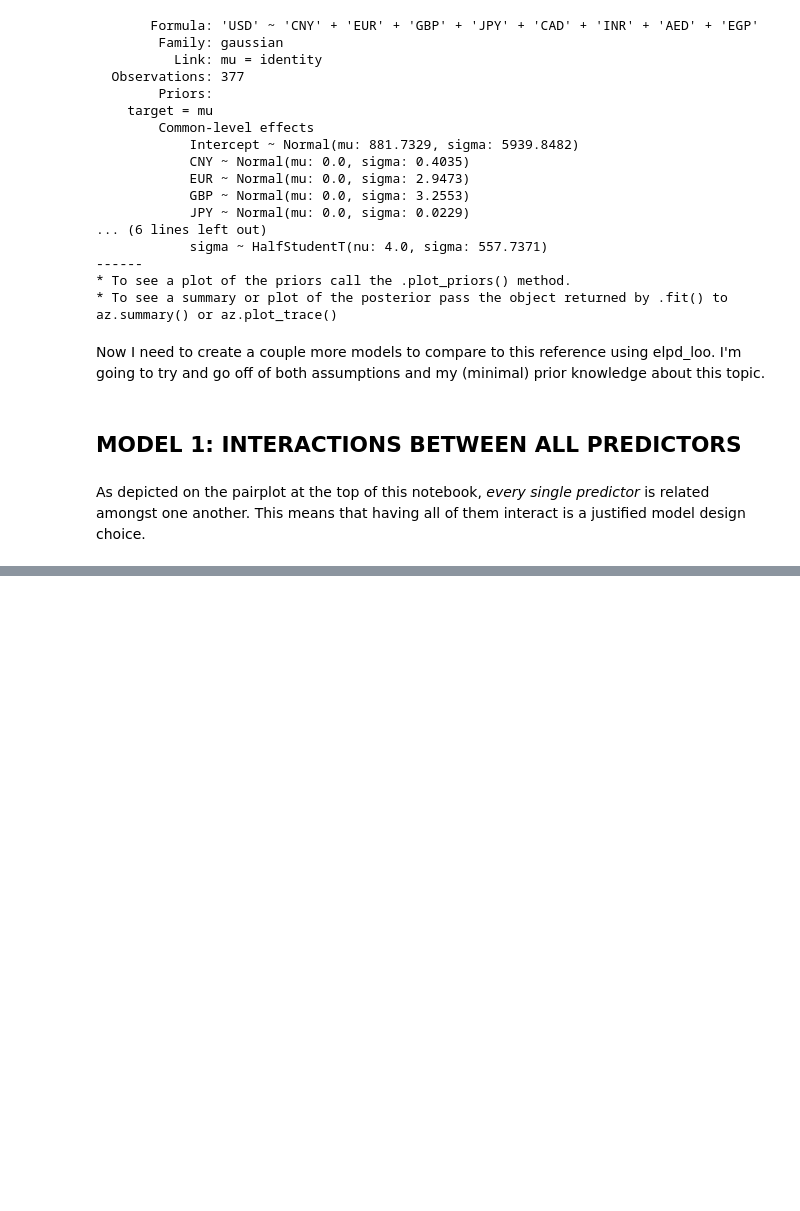
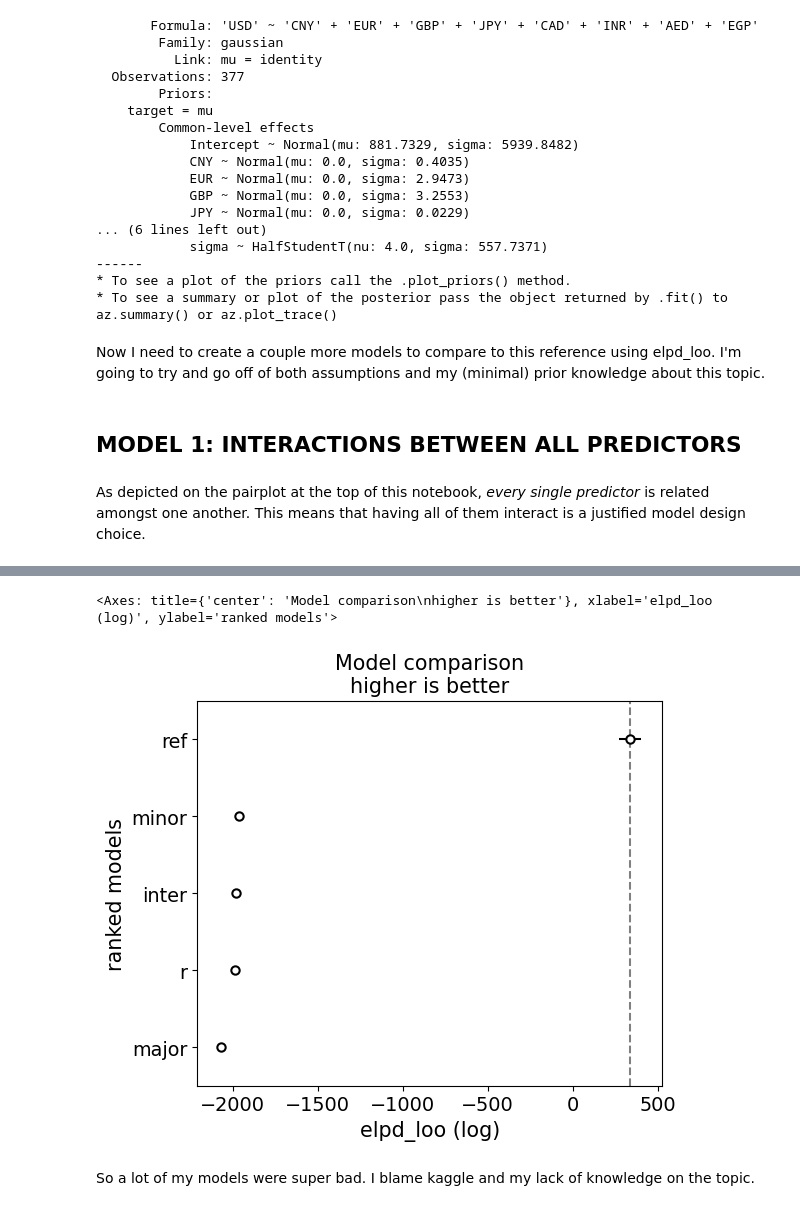
Before and after one commit to sambee5/data-science-coursework, a Jupyter notebook: Unit6/SamaBhatU6proj.ipynb, the cells around one changed output, grey strips where cells are left out. Saved outputs shown, nothing was run; the diff lists cells and outputs as text; code cells hidden in the pictures; blank space fills up the shorter version.

```diff
--- a/Unit6/SamaBhatU6proj.ipynb
+++ b/Unit6/SamaBhatU6proj.ipynb
@@ -130,0 +168,4 @@ az.plot_compare(q)
+# %%
+model4 = bmb.Model("'USD' ~ 'CNY' + 'EUR' + 'GBP' + 'CAD' + 'INR' + 'CNY':'JPY' + 'GBP':'INR'" , df_plot, family="gaussian")
+# %%
+idata_model4 = model4.fit(idata_kwargs={"log_likelihood":True})
@@ -130,0 +176,8 @@ az.plot_compare(q)
+# %%
+q = az.compare({"ref": idata_gold_refernece, "inter": idata_model1, "major": idata_model2, "minor": idata_model3, "r": idata_model4})
+az.plot_compare(q)
+# %% [output]
+<Axes: title={'center': 'Model comparison\nhigher is better'}, xlabel='elpd_loo (log)', ylabel='ranked models'>
+[figure, added]
+# %% [markdown]
+So a lot of my models were super bad. I blame kaggle and my lack of knowledge on the topic.
```
Also changed, not shown: parts of 15 cells of this notebook.
